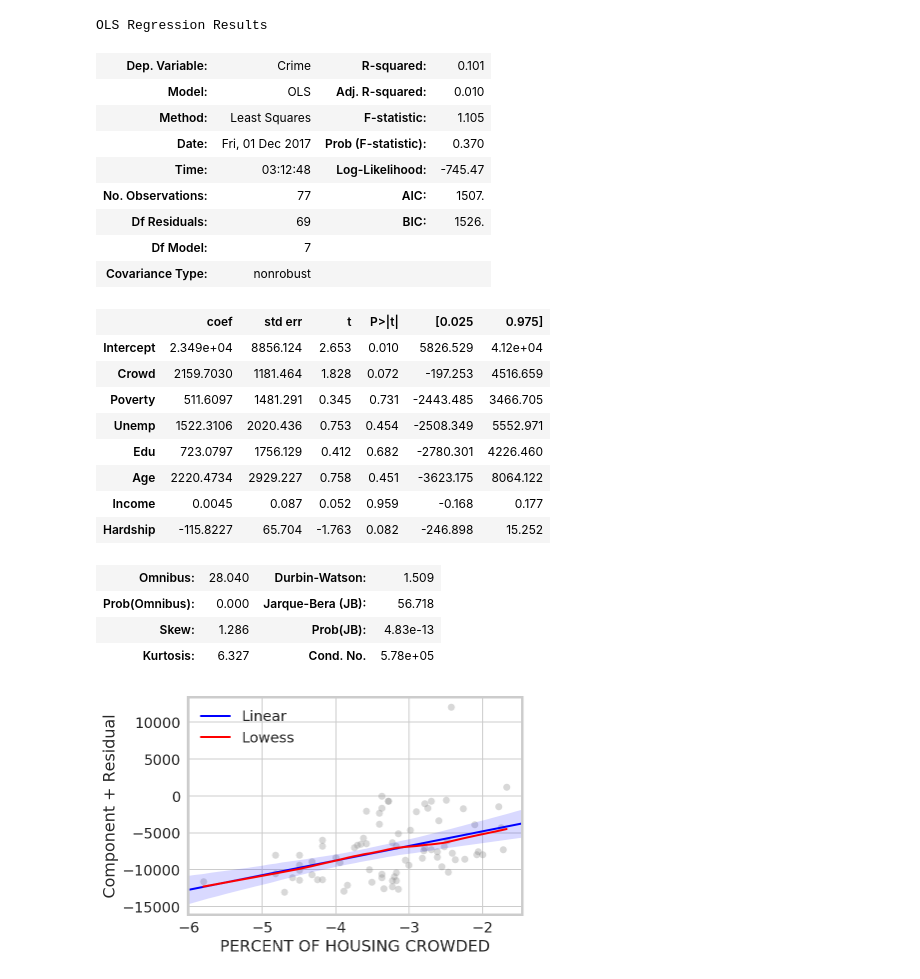
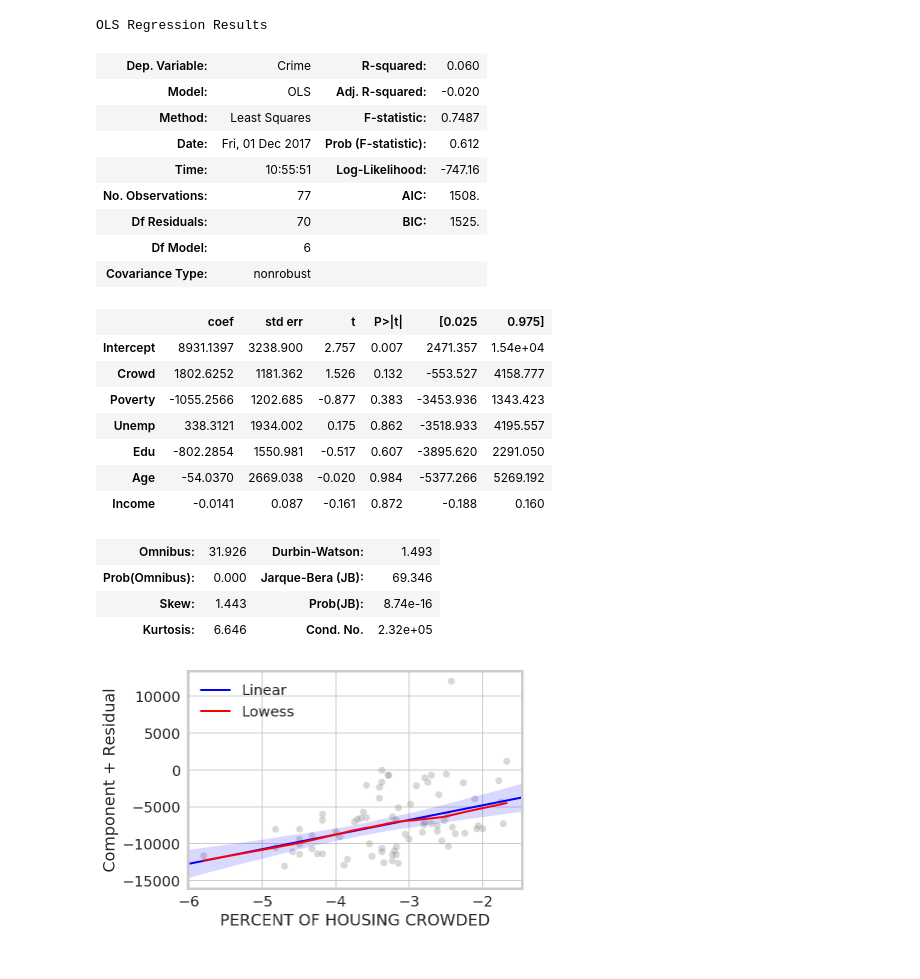
Before and after one commit to bac2qh/ippp_Final_Project, a Jupyter notebook: Crime_Total_Reg_xin.ipynb, the cells around one changed output. Cells and saved outputs as stored; diff of their text form; code cells hidden in the pictures.

```diff
--- a/Crime_Total_Reg_xin.ipynb
+++ b/Crime_Total_Reg_xin.ipynb
@@ -154,41 +211,40 @@ for entry in crime_list:
 
 #### Next, we will turn into different aspects of socioeconomic indicators.
 # %%
-ols = smf.ols(formula = "Crime ~ Crowd + Poverty + Unemp + Edu + Age + Income + Hardship",
+ols = smf.ols(formula = "Crime ~ Crowd + Poverty + Unemp + Edu + Age + Income",
               data = mix_total_logit.rename(columns = {"No_Crimes"                            : "Crime",
                                                  "PERCENT OF HOUSING CROWDED"                 : "Crowd",
                                                  "PERCENT HOUSEHOLDS BELOW POVERTY"           : "Poverty",
                                                  "PERCENT AGED 16+ UNEMPLOYED"                : "Unemp",
                                                  "PERCENT AGED 25+ WITHOUT HIGH SCHOOL DIPLOMA": "Edu",
                                                  "PERCENT AGED UNDER 18 OR OVER 64"           : "Age",
                                                  "PER CAPITA INCOME "                         : "Income",
                                                  "HARDSHIP INDEX"                             : "Hardship"}))
 model = ols.fit()
 model.summary()
 # %% [output]
 OLS Regression Results
-| Dep. Variable: | Crime | R-squared: | 0.101 |
-| Model: | OLS | Adj. R-squared: | 0.010 |
-| Method: | Least Squares | F-statistic: | 1.105 |
-| Date: | Fri, 01 Dec 2017 | Prob (F-statistic): | 0.370 |
-| Time: | 03:12:48 | Log-Likelihood: | -745.47 |
-| No. Observations: | 77 | AIC: | 1507. |
-| Df Residuals: | 69 | BIC: | 1526. |
-| Df Model: | 7 |  |  |
+| Dep. Variable: | Crime | R-squared: | 0.060 |
+| Model: | OLS | Adj. R-squared: | -0.020 |
+| Method: | Least Squares | F-statistic: | 0.7487 |
+| Date: | Fri, 01 Dec 2017 | Prob (F-statistic): | 0.612 |
+| Time: | 10:55:51 | Log-Likelihood: | -747.16 |
+| No. Observations: | 77 | AIC: | 1508. |
+| Df Residuals: | 70 | BIC: | 1525. |
+| Df Model: | 6 |  |  |
 | Covariance Type: | nonrobust |  |  |
 |  | coef | std err | t | P>|t| | [0.025 | 0.975] |
-| Intercept | 2.349e+04 | 8856.124 | 2.653 | 0.010 | 5826.529 | 4.12e+04 |
-| Crowd | 2159.7030 | 1181.464 | 1.828 | 0.072 | -197.253 | 4516.659 |
-| Poverty | 511.6097 | 1481.291 | 0.345 | 0.731 | -2443.485 | 3466.705 |
-| Unemp | 1522.3106 | 2020.436 | 0.753 | 0.454 | -2508.349 | 5552.971 |
-| Edu | 723.0797 | 1756.129 | 0.412 | 0.682 | -2780.301 | 4226.460 |
-| Age | 2220.4734 | 2929.227 | 0.758 | 0.451 | -3623.175 | 8064.122 |
-| Income | 0.0045 | 0.087 | 0.052 | 0.959 | -0.168 | 0.177 |
-| Hardship | -115.8227 | 65.704 | -1.763 | 0.082 | -246.898 | 15.252 |
+| Intercept | 8931.1397 | 3238.900 | 2.757 | 0.007 | 2471.357 | 1.54e+04 |
+| Crowd | 1802.6252 | 1181.362 | 1.526 | 0.132 | -553.527 | 4158.777 |
+| Poverty | -1055.2566 | 1202.685 | -0.877 | 0.383 | -3453.936 | 1343.423 |
+| Unemp | 338.3121 | 1934.002 | 0.175 | 0.862 | -3518.933 | 4195.557 |
+| Edu | -802.2854 | 1550.981 | -0.517 | 0.607 | -3895.620 | 2291.050 |
+| Age | -54.0370 | 2669.038 | -0.020 | 0.984 | -5377.266 | 5269.192 |
+| Income | -0.0141 | 0.087 | -0.161 | 0.872 | -0.188 | 0.160 |
-| Omnibus: | 28.040 | Durbin-Watson: | 1.509 |
-| Prob(Omnibus): | 0.000 | Jarque-Bera (JB): | 56.718 |
-| Skew: | 1.286 | Prob(JB): | 4.83e-13 |
-| Kurtosis: | 6.327 | Cond. No. | 5.78e+05 |
+| Omnibus: | 31.926 | Durbin-Watson: | 1.493 |
+| Prob(Omnibus): | 0.000 | Jarque-Bera (JB): | 69.346 |
+| Skew: | 1.443 | Prob(JB): | 8.74e-16 |
+| Kurtosis: | 6.646 | Cond. No. | 2.32e+05 |
 # %%
 # logit
 chc = pd.Series(name = "Component + Residual", data = model.resid + mix_total_logit["PERCENT OF HOUSING CROWDED"] * model.
```
Also changed, not shown: parts of 11 cells of this notebook, 1 other file.
